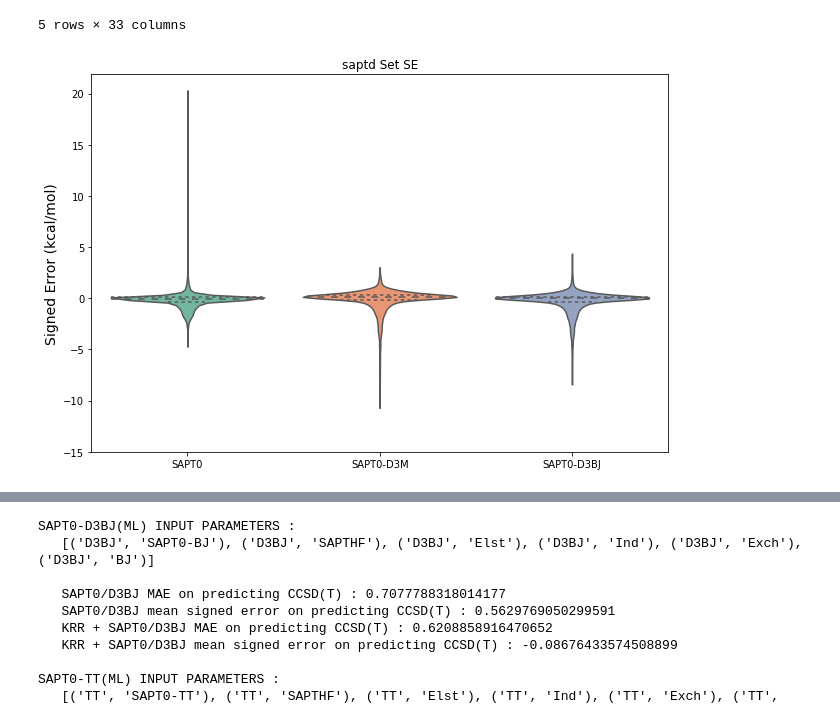
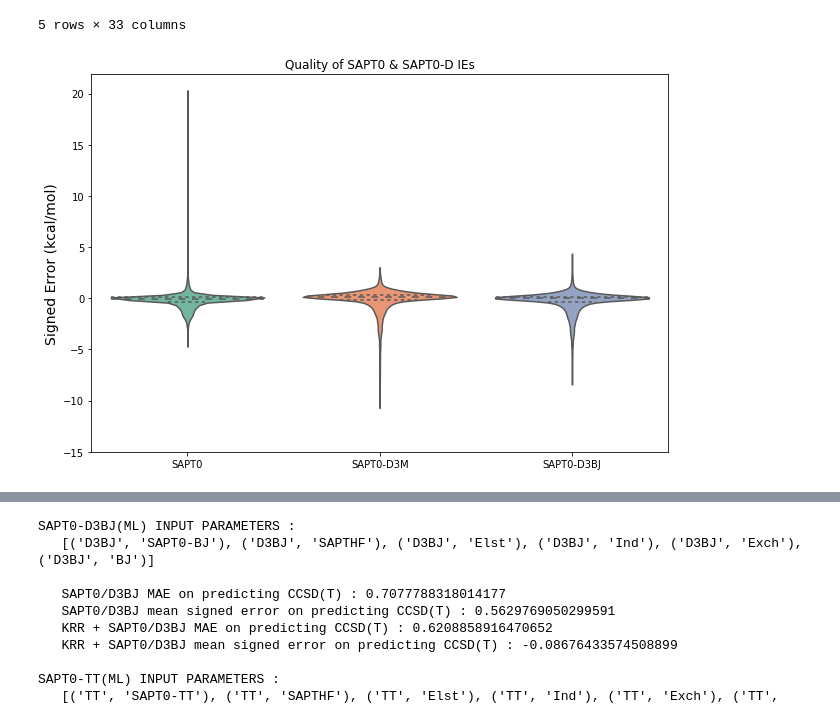
Before and after one commit to GT-IDEaS/Bootcamp2019, a Jupyter notebook: Day05/Sherrill_ML-for-Drug-Binding/quantum-chemistry-in-python.ipynb, the cells around one changed output, grey strips where cells are left out. Saved outputs shown, nothing was run; the diff lists cells and outputs as text; code cells hidden in the pictures.

```diff
--- a/Day05/Sherrill_ML-for-Drug-Binding/quantum-chemistry-in-python.ipynb
+++ b/Day05/Sherrill_ML-for-Drug-Binding/quantum-chemistry-in-python.ipynb
@@ -239,29 +243,26 @@ saptd.head()
 # %%
 # ==> Plotting Signed Errors for SAPT0 & SAPT0-D vs. CCSD(T) <==
 
 rawdata=pd.concat([saptd.loc[:,idx['D3M',['SAPT0 Error','Benchmark']]], saptd.loc[:,idx[:,['SAPT0-Zero3 Error', 'SAPT0-BJ Error', 'SAPT0-TT Error']]]], axis=1)
 
-# Filter outliers?
+# Clean data for potentially missing (or too small) benchmarks
 rawdata = rawdata[abs(rawdata.loc[:,idx['D3M','Benchmark']]) >= 1.e-6]
 data=rawdata
 
 se = pd.DataFrame(index=data.index, columns=['SAPT0','SAPT0-D3M','SAPT0-D3BJ'])#,'SAPT0-TT'])
 se['SAPT0'] = data['D3M','SAPT0 Error']
 se['SAPT0-D3M'] = data['D3M','SAPT0-Zero3 Error']
 se['SAPT0-D3BJ'] = data['D3BJ','SAPT0-BJ Error']
 
 bounds = [.59, 0.59, 0.4, 0.4]
 insetopts = {'keep': 95,
-             #'whis': [0.5,99.5],
              'fliers': False}
 options={
-            'labels': {'y axis': 'Signed Error (kcal/mol)', 'title': f'saptd Set SE'},
-            #'inset': {'bounds': bounds, 'kind': 'violin', 'options': insetopts},
-            #'inset': {'bounds': bounds, 'kind': 'box', 'options': insetopts},
+            'labels': {'y axis': 'Signed Error (kcal/mol)', 'title': f'Quality of SAPT0 & SAPT0-D IEs'},
         }
 fancyplt.violin(se, options)
 # %% [output]
-[figure, old version]
+[figure, new version]
 # %% [markdown]
 ### SAPT0-D(ML): Transfer Learning SAPT-D towards Quantum Chemical "Gold Standard"
 
```
Also changed, not shown: parts of 3 cells of this notebook.
